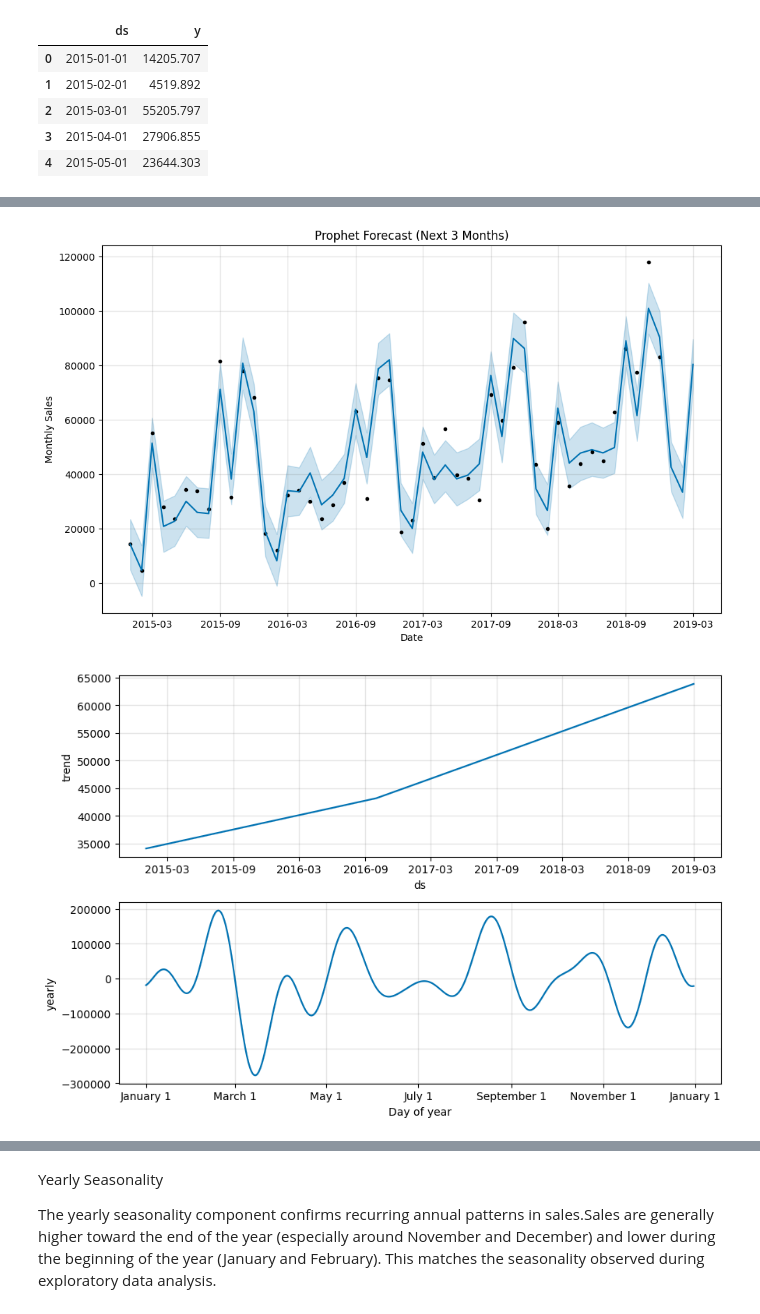
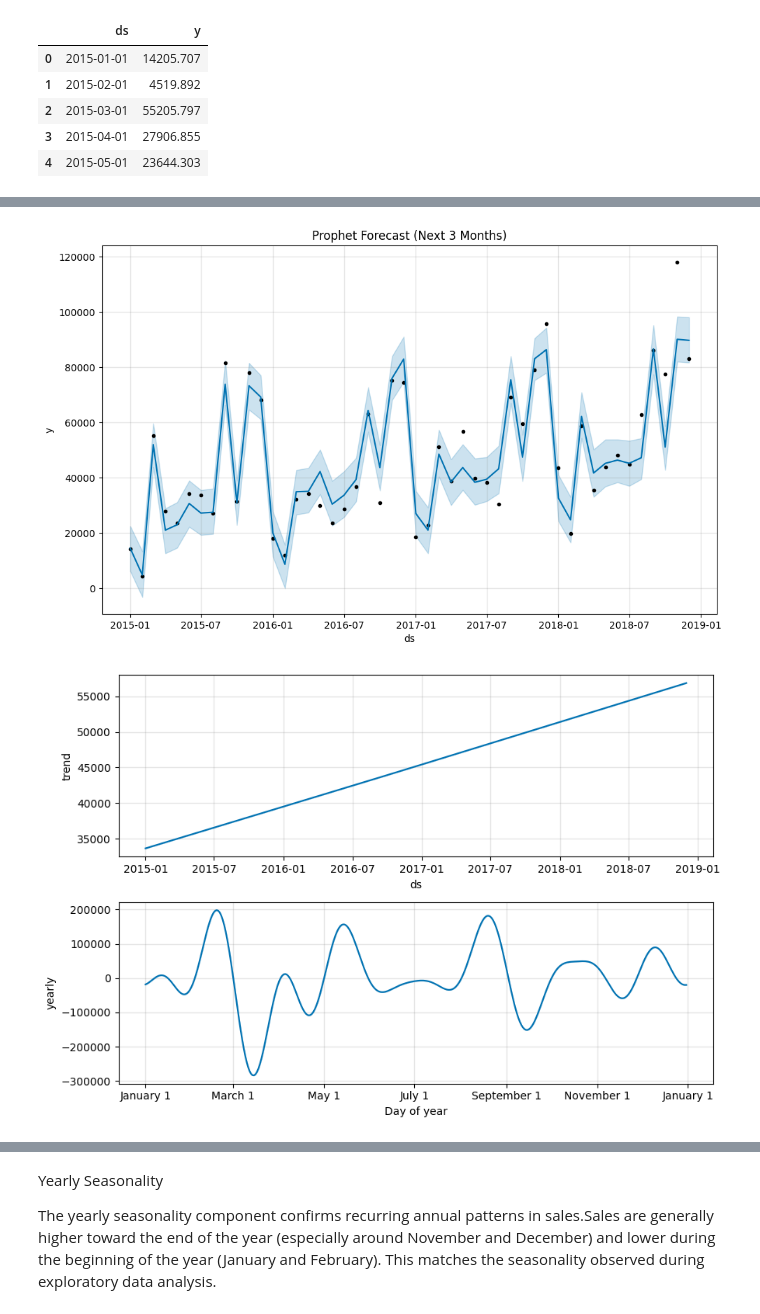
Before and after one commit to Vasumitt123/End-to-End-Sales-Forecasting-Demand-Intelligence-System, a Jupyter notebook: Analyis.ipynb, the cells around one changed output, grey strips where cells are left out. Saved outputs shown, nothing was run; the diff lists cells and outputs as text; code cells hidden in the pictures.

```diff
--- a/Analyis.ipynb
+++ b/Analyis.ipynb
@@ -642,16 +717,8 @@ monthly_sales = (
       .sum()
       .reset_index()
 )
-
-# Rename columns for Prophet
-prophet_df = monthly_sales.rename(
-    columns={
-        "Order Date":"ds",
-        "Sales":"y"
-    }
-)
-
-prophet_df.head()
+monthly_sales.columns = ["ds", "y"]
+monthly_sales.head()
 # %% [output]
 |  | ds | y |
 | 0 | 2015-01-01 | 14205.707 |
@@ -659,6 +726,9 @@ prophet_df.head()
 | 2 | 2015-03-01 | 55205.797 |
 | 3 | 2015-04-01 | 27906.855 |
 | 4 | 2015-05-01 | 23644.303 |
+# %%
+train = monthly_sales.iloc[:-3]
+test = monthly_sales.iloc[-3:]
 # %%
 model = Prophet(
     yearly_seasonality=True,
@@ -666,5 +736,5 @@ model = Prophet(
     daily_seasonality=False
 )
 
-model.fit(prophet_df)
+model.fit(train)
 # %% [output]
@@ -673,0 +815,8 @@ model.fit(prophet_df)
+# %%
+final_prophet = Prophet(
+    yearly_seasonality=True,
+    weekly_seasonality=False,
+    daily_seasonality=False
+)
+
+final_prophet.fit(monthly_sales)
@@ -674,24 +827,20 @@ model.fit(prophet_df)
 # %%
 future = model.make_future_dataframe(
     periods=3,
     freq="MS"
 )
 forecast = model.predict(future)
 
-fig = model.plot(forecast)
-
+fig = final_prophet.plot(forecast)
 plt.title("Prophet Forecast (Next 3 Months)")
-plt.xlabel("Date")
-plt.ylabel("Monthly Sales")
-
 plt.show()
 # %% [output]
-[figure, old version]
+[figure, new version]
 # %%
 model.plot_components(forecast)
 plt.show()
 # %% [output]
-[figure, old version]
+[figure, new version]
 # %%
 forecast[['ds','yhat','yhat_lower','yhat_upper']].tail(3)
 # %% [output]
```
Also changed, not shown: parts of 79 cells of this notebook, 19 other files.
